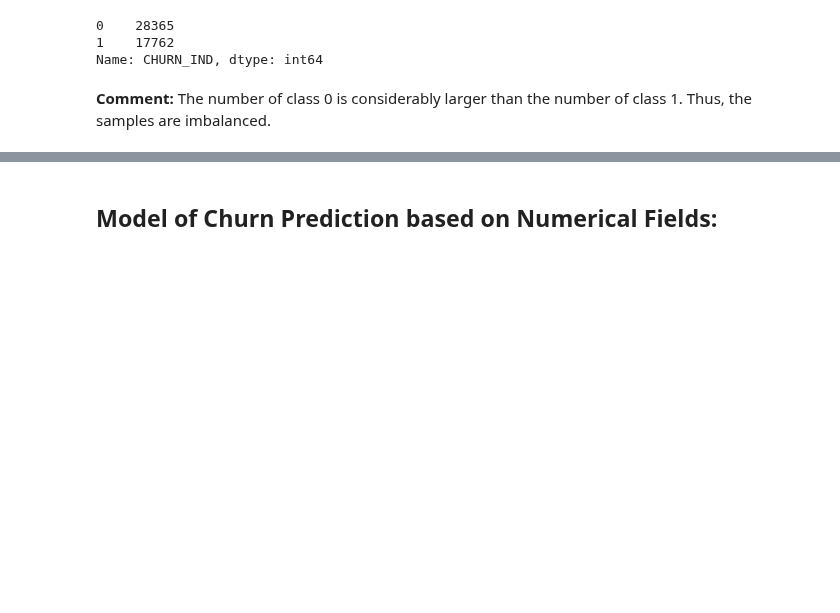
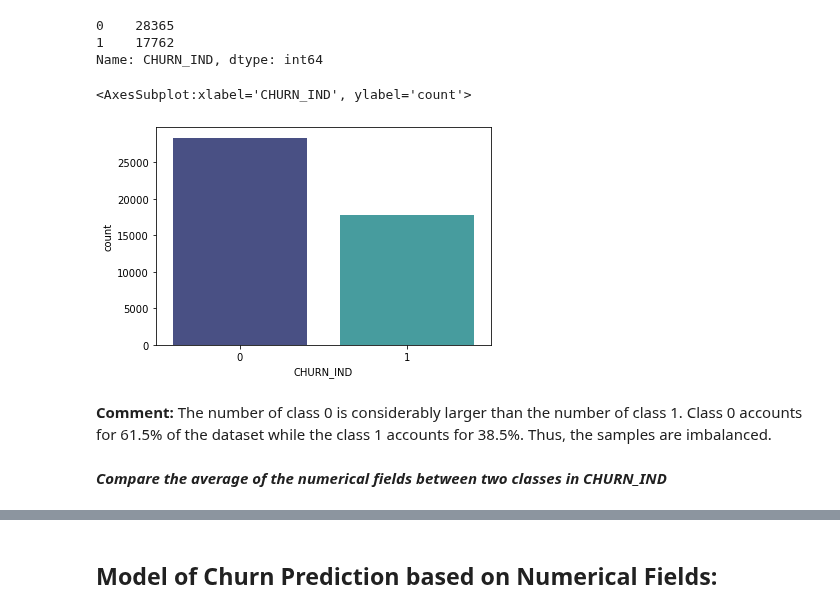
Before and after one commit to xuyenlinhHuynh/data-science-portfolio-xuyenlinhHuynh, a Jupyter notebook: Portfolio 3.ipynb, the cells around one changed output, grey strips where cells are left out. Drawn from its saved outputs; the diff is of its cells as text; code cells hidden in the pictures; blank space fills up the shorter version.

```diff
--- a/Portfolio 3.ipynb
+++ b/Portfolio 3.ipynb
@@ -105,5 +116,12 @@ cleaned_churn["CHURN_IND"].value_counts()
 0    28365
 1    17762
 Name: CHURN_IND, dtype: int64
+# %%
+sns.countplot(x="CHURN_IND", data=cleaned_churn, palette="mako")
+# %% [output]
+<AxesSubplot:xlabel='CHURN_IND', ylabel='count'>
+[figure, added]
 # %% [markdown]
-**Comment:** The number of class 0 is considerably larger than the number of class 1. Thus, the samples are imbalanced.
+**Comment:** The number of class 0 is considerably larger than the number of class 1. Class 0 accounts for 61.5% of the dataset while the class 1 accounts for 38.5%. Thus, the samples are imbalanced.
+# %% [markdown]
+***Compare the average of the numerical fields between two classes in CHURN_IND***
```
Also changed, not shown: parts of 50 cells of this notebook.
